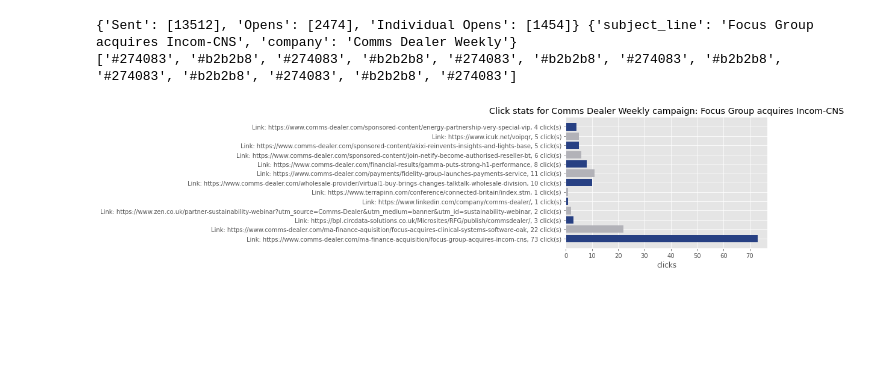
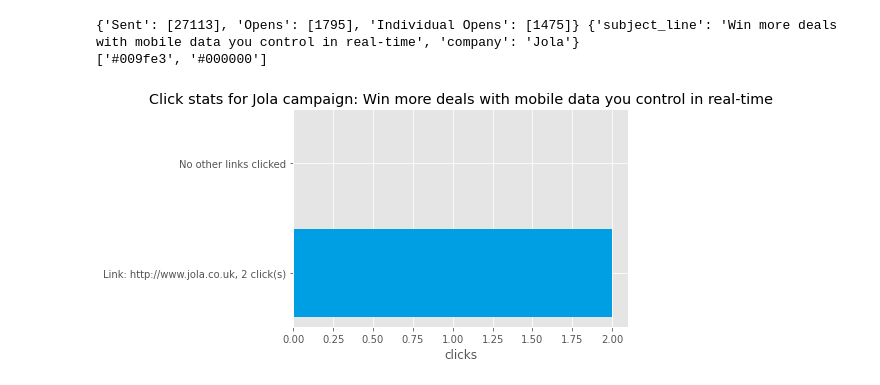
Before and after one commit to judeubah/Data-Analysis, a Jupyter notebook: script.ipynb, the cells around one changed output. Drawn from its saved outputs; the diff is of its cells as text; code cells hidden in the pictures; blank space fills up the shorter version.

```diff
--- a/script.ipynb
+++ b/script.ipynb
@@ -10,6 +10,7 @@ from datetime import date
 import datetime
 import matplotlib.pyplot as plt
 import csv
+import shutil
 
 plt.style.use('ggplot')
 
@@ -19,7 +20,7 @@ credentials ={
          'url': 'https://iteuropa.circdata-solutions.co.uk/Fusion/login.aspx',
          '__VIEWSTATE' : '/wEPDwUKMTgwMjQwMDI5M2Rksovo2zHemSveuJw8vAuQ6Xf8InA=',
          '__EVENTVALIDATION' : '/wEWBQKPgenHBQLj+sxGAuOoubQBAqqg8cUOAteSgYoCZ204OWUV6uw8bUTN6GYNlbZWM7E=',
-        'bot_links':['https://www.iteuropa.com/privacy-policy?ref=email_footer','mailto:clients@ite-mail1.com', 'http://www.iteuropa.com', 'https://www.iteuropa.com?ref=email_footer','http://www.iteuropa.com/?q=privacy-policy','http://www.iteuropa.com/','http://www.iteuropa.com/communication-preferences?email=[CD|emailaddress|]']
+        'bot_links':['https://www.iteuropa.com/privacy-policy?ref=email_footer','https://www.iteuropa.com/?utm_source=newsletter&utm_medium=email&utm_campaign=weekly&utm_content=pixel','mailto:clients@ite-mail1.com', 'http://www.iteuropa.com', 'https://www.iteuropa.com?ref=email_footer','http://www.iteuropa.com/?q=privacy-policy','http://www.iteuropa.com/','http://www.iteuropa.com/communication-preferences?email=[CD|emailaddress|]']
         },
     'bpl':  {
         'password':'Acumagic10',
@@ -32,18 +33,24 @@ credentials ={
 }
 
 username = 'jubah@bpl-business.com'
-company = 'bpl'
-stats_url = 'https://bpl.circdata-solutions.co.uk/Fusion/Dynamail/MailshotDetails.aspx?id=f636c41f-9cc1-4823-8e22-6ff7d8e5ed92'
+company = 'ite'
+stats_url = 'https://iteuropa.circdata-solutions.co.uk/Fusion/Dynamail/MailshotDetails.aspx?id=93ae286c-b7cb-4485-a997-562742a78f28'
 
 clients = {
     'Union Street': ['#00509f', '#e6aaaa'],
     'Akixi': ['#035496', '#efc52f'],
     'Fibre Provider': ['#ef7b2f', '#1f2937'],
     'Managed Services': ['#e8653f','#2d2d2d'],
-    'Comms Dealer Weekly': ['#274083','#b2b2b8']
+    'Comms Dealer Weekly': ['#274083','#b2b2b8'],
+    'Jola':['#009fe3','#000000']
 }
 
-handicap = 3
+handicap = 1
+
+
+def clear_directories():
+    shutil.rmtree(f'{os.getcwd()}\\company')
+    shutil.rmtree(f'{os.getcwd()}\\pixels')
 
 def isBannedCharacter(character):
     if ord(character) >= 128:
@@ -109,7 +116,7 @@ def analysis_and_visualisation(company, subject_line, colours, generic_df, handi
 
 
         df['name'] = df.apply(lambda row: row.Email.split('@')[0].lower(), axis=1)
-        fake_people = ['info', 'sales', 'marketing', 'operations']
+        fake_people = ['info', 'sales', 'marketing', 'operations','hello']
 
         df = df[~df.name.isin(fake_people)].reset_index(drop=True)
 
@@ -341,33 +348,34 @@ def get_basic_info(company, stats_url):
         csv_data = session.post(link, data=input_dictionary)
         newFile = open(f'{os.getcwd()}\\pixels\\Recipients({index}).csv', 'w', newline='')
         newFile.write(csv_data.text)
         newFile.close()
 
     for index in range(len(individual_clicks['company'])):
         link = individual_clicks['company'][index]
         click_stats_res = session.get(link)
         click_stats_page = BeautifulSoup(click_stats_res.content, 'html.parser')
         form = click_stats_page.find('form')
         inputs = form.find_all('input')
         input_dictionary={}
         for x in inputs:
            name= x.get('name')
            value = x.get('value')
            if(name != None and not name in input_dictionary):
             input_dictionary[name]=value
         csv_data = session.post(link, data=input_dictionary)
         newFile = open(f'{os.getcwd()}\\company\\Recipients({index}).csv', 'w', newline='')
         newFile.write(csv_data.text)
         newFile.close()
 
 
     ##run analysis
     if client_info['company'] in clients:
         analysis_and_visualisation(subject_line=client_info['subject_line'], company=client_info['company'], colours=clients[client_info['company']], generic_df=generic_df, handicap=handicap)
     else:
         print(f'To run analysis please provide colours for the company: {client_info["company"]}')
 get_basic_info(company, stats_url=stats_url)
+# clear_directories()
 # %% [output]
-{'Sent': [13512], 'Opens': [2474], 'Individual Opens': [1454]} {'subject_line': 'Focus Group acquires Incom-CNS', 'company': 'Comms Dealer Weekly'}
-['#274083', '#b2b2b8', '#274083', '#b2b2b8', '#274083', '#b2b2b8', '#274083', '#b2b2b8', '#274083', '#b2b2b8', '#274083', '#b2b2b8', '#274083']
+{'Sent': [27113], 'Opens': [1795], 'Individual Opens': [1475]} {'subject_line': 'Win more deals with mobile data you control in real-time', 'company': 'Jola'}
+['#009fe3', '#000000']
-[figure, old version]
+[figure, new version]
```
